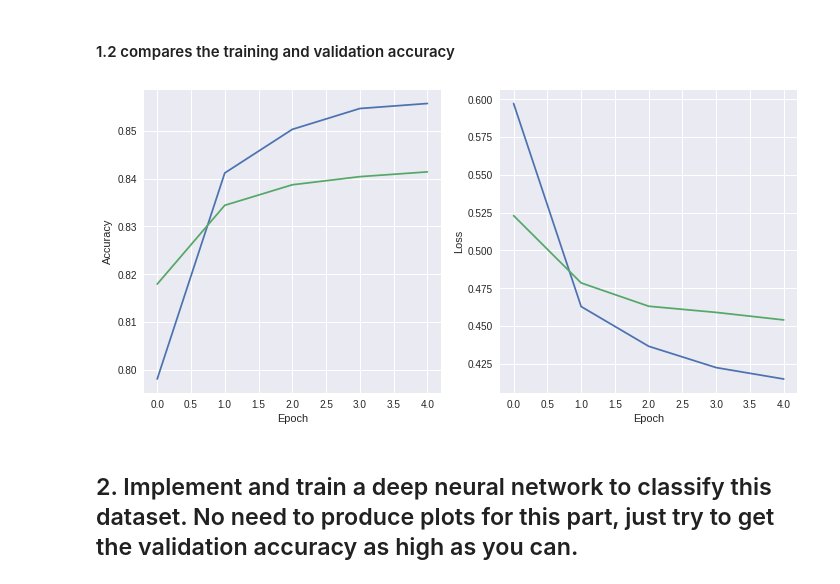
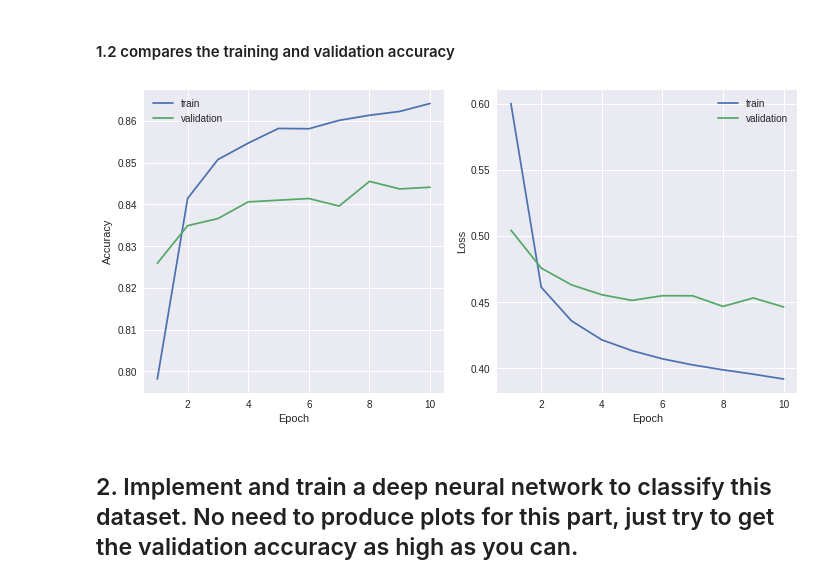
Before and after one commit to zw2497/Deep-Learning, a Jupyter notebook: hw1_pretty.ipynb, the cells around one changed output. Drawn from its saved outputs; the diff is of its cells as text; code cells hidden in the pictures.

```diff
--- a/hw1_pretty.ipynb
+++ b/hw1_pretty.ipynb
@@ -44,6 +37,6 @@ model = keras.Sequential([
 # %%
 model.compile(optimizer='adam', loss='sparse_categorical_crossentropy', metrics=['accuracy'])
 # %%
-history = model.fit(train_images, train_labels,validation_data=(test_images, test_labels), epochs=5)
+history = model.fit(train_images, train_labels,validation_data=(test_images, test_labels), epochs=10)
 # %% [output]
 Train on 60000 samples, validate on 10000 samples
@@ -63,20 +62,22 @@ Epoch 5/5
 acc, loss, val_acc, val_loss = history.history['acc'],history.history['loss'],history.history['val_acc'],history.history['val_loss']
 # %%
 fig, ax = plt.subplots(1, 2, figsize=(10, 5))
-epochs = range(len(acc))
+epochs = range(1, len(acc) + 1)
 
-ax[0].plot(epochs, acc)
-ax[0].plot(epochs, val_acc)
+ax[0].plot(epochs, acc, label='train')
+ax[0].plot(epochs, val_acc, label='validation')
 ax[0].set_xlabel('Epoch')
 ax[0].set_ylabel('Accuracy')
+ax[0].legend()
 
-ax[1].plot(epochs, loss)
-ax[1].plot(epochs, val_loss)
+ax[1].plot(epochs, loss, label='train')
+ax[1].plot(epochs, val_loss, label='validation')
 ax[1].set_xlabel('Epoch')
 ax[1].set_ylabel('Loss')
+ax[1].legend()
 plt.tight_layout()
 # %% [output]
-[figure, old version]
+[figure, new version]
 # %% [markdown]
 ## 2. Implement and train a deep neural network to classify this dataset. No need to produce plots for this part, just try to get the validation accuracy as high as you can.
 # %%
```
Also changed, not shown: parts of 45 cells of this notebook.
